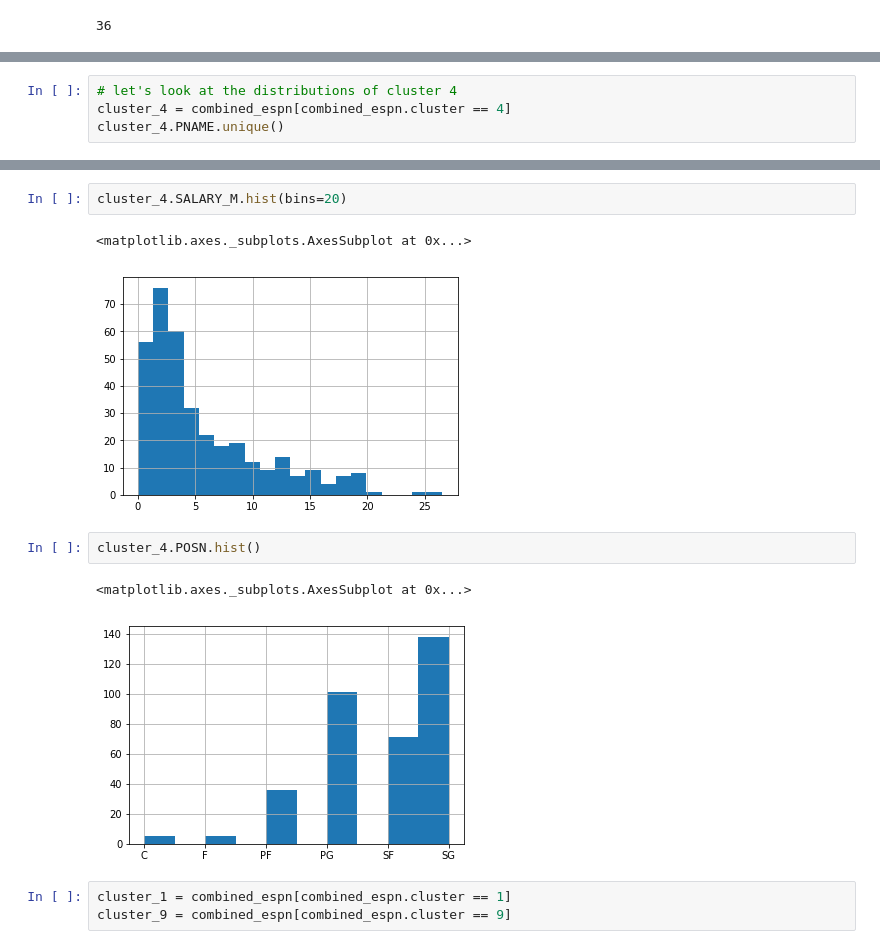
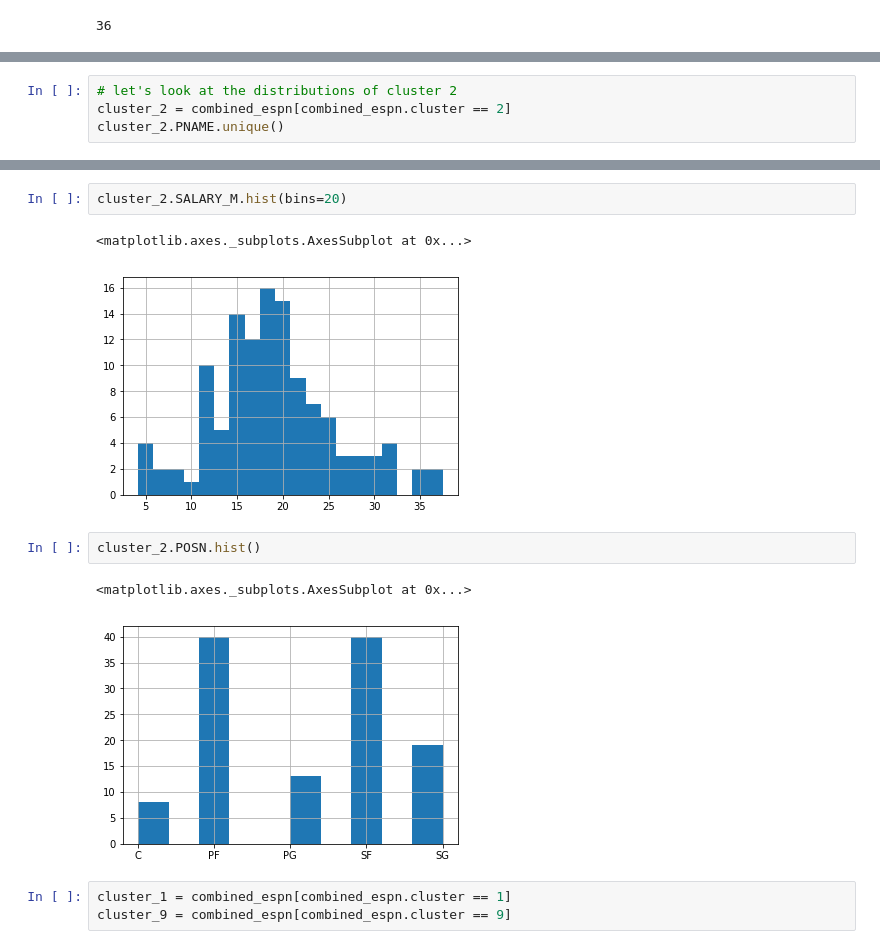
Before and after one commit to Mayer-Yang/NBA_Winner, a Jupyter notebook: Stephen/player_valuation_analysis.ipynb, the cells around one changed output, grey strips where cells are left out. Cells and saved outputs as stored; diff of their text form.

Commit message:
updated clustering

```diff
--- a/Stephen/player_valuation_analysis.ipynb
+++ b/Stephen/player_valuation_analysis.ipynb
@@ -573,5 +576,5 @@ cluster_summary.round(2)
 # %%
-# let's look at the distributions of cluster 4
-cluster_4 = combined_espn[combined_espn.cluster == 4]
-cluster_4.PNAME.unique()
+# let's look at the distributions of cluster 2
+cluster_2 = combined_espn[combined_espn.cluster == 2]
+cluster_2.PNAME.unique()
 # %% [output]
@@ -601,15 +596,15 @@ Index(['PNAME', 'YEAR', 'GP', 'GS', 'MIN', 'FG', 'FG%', '3PT', '3P%', 'FT',
        'POSN', 'SAL_M_ADJ', 'SAL_M_ADJ2', 'cluster'],
       dtype='object')
 # %%
-cluster_4.SALARY_M.hist(bins=20)
+cluster_2.SALARY_M.hist(bins=20)
 # %% [output]
 <matplotlib.axes._subplots.AxesSubplot at 0x...>
-[figure, old version]
+[figure, new version]
 # %%
-cluster_4.POSN.hist()
+cluster_2.POSN.hist()
 # %% [output]
 <matplotlib.axes._subplots.AxesSubplot at 0x...>
-[figure, old version]
+[figure, new version]
 # %%
 cluster_1 = combined_espn[combined_espn.cluster == 1]
 cluster_9 = combined_espn[combined_espn.cluster == 9]
```
Also changed, not shown: parts of 7 cells of this notebook.
